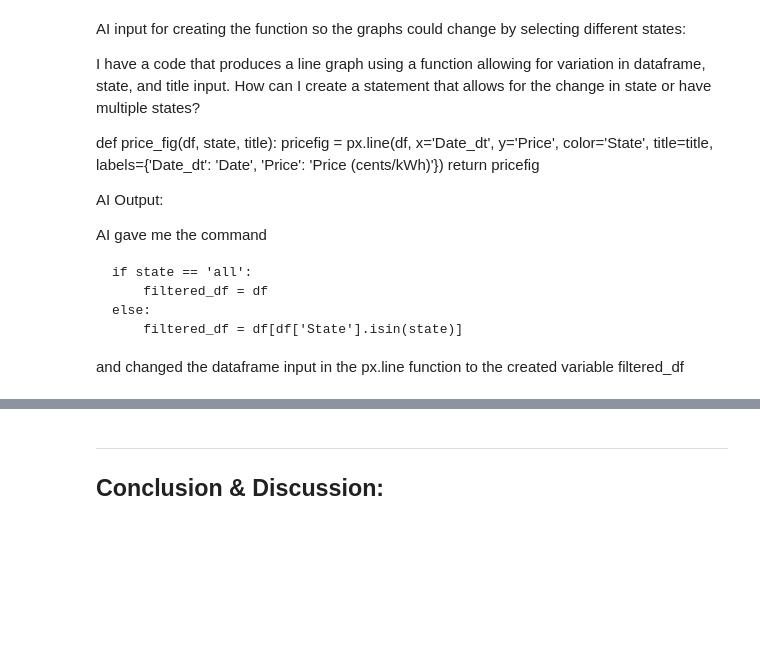
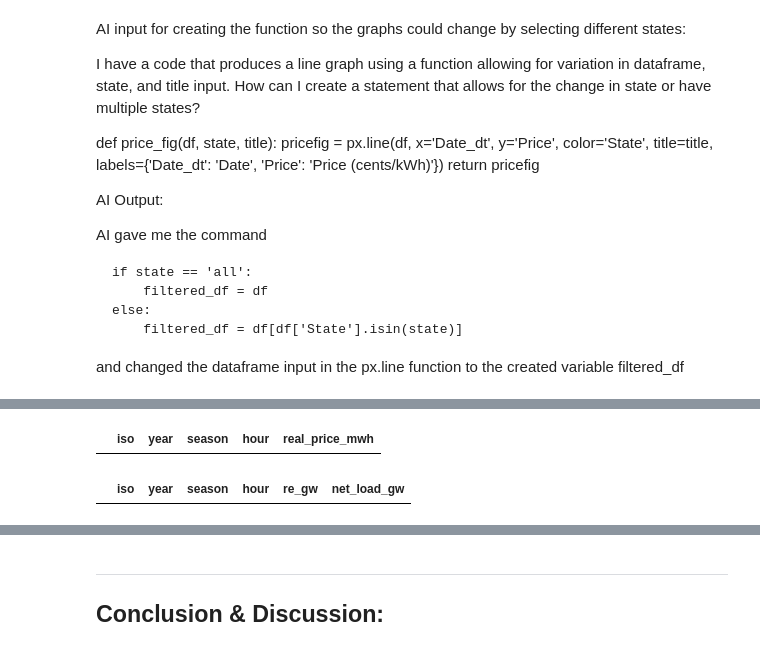
Before and after one commit to ellenwang995/final_project, a Jupyter notebook: USElectricityMarkets.ipynb, the cells around one changed output, grey strips where cells are left out. Drawn from its saved outputs; the diff is of its cells as text; code cells hidden in the pictures; blank space fills up the shorter version.

```diff
--- a/USElectricityMarkets.ipynb
+++ b/USElectricityMarkets.ipynb
@@ -244,0 +362,11 @@ salesfig3.show()
+# %%
+#checking for duplicates
+ISOprice_df[ISOprice_df.duplicated(keep=False)].sort_values(by=['iso', 'year', 'season', 'hour'])
+ISOprice_df[ISOprice_df.duplicated(keep = False)]
+# %% [output]
+|  | iso | year | season | hour | real_price_mwh |
+# %%
+load_df[load_df.duplicated(keep=False)].sort_values(by=['iso', 'year', 'season', 'hour'])
+load_df[load_df.duplicated(keep = False)]
+# %% [output]
+|  | iso | year | season | hour | re_gw | net_load_gw |
```
Also changed, not shown: parts of 11 cells of this notebook.
